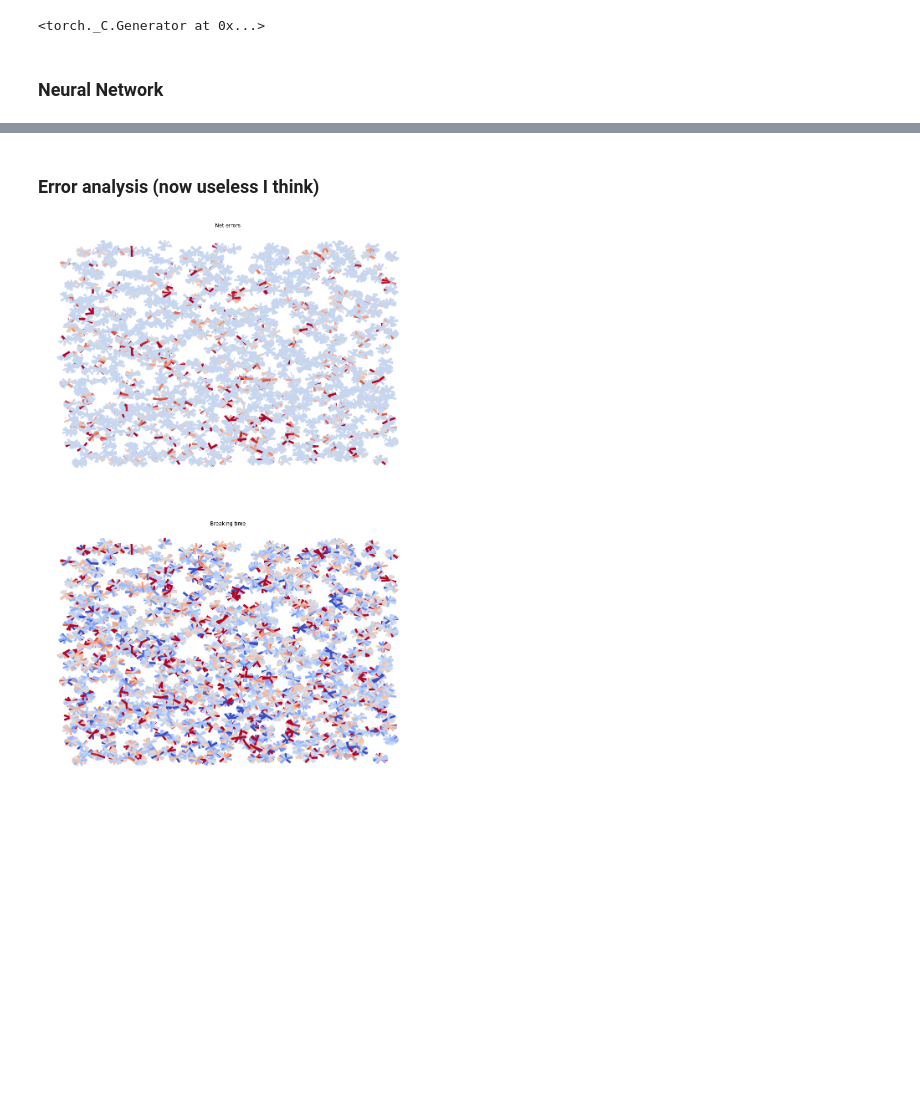
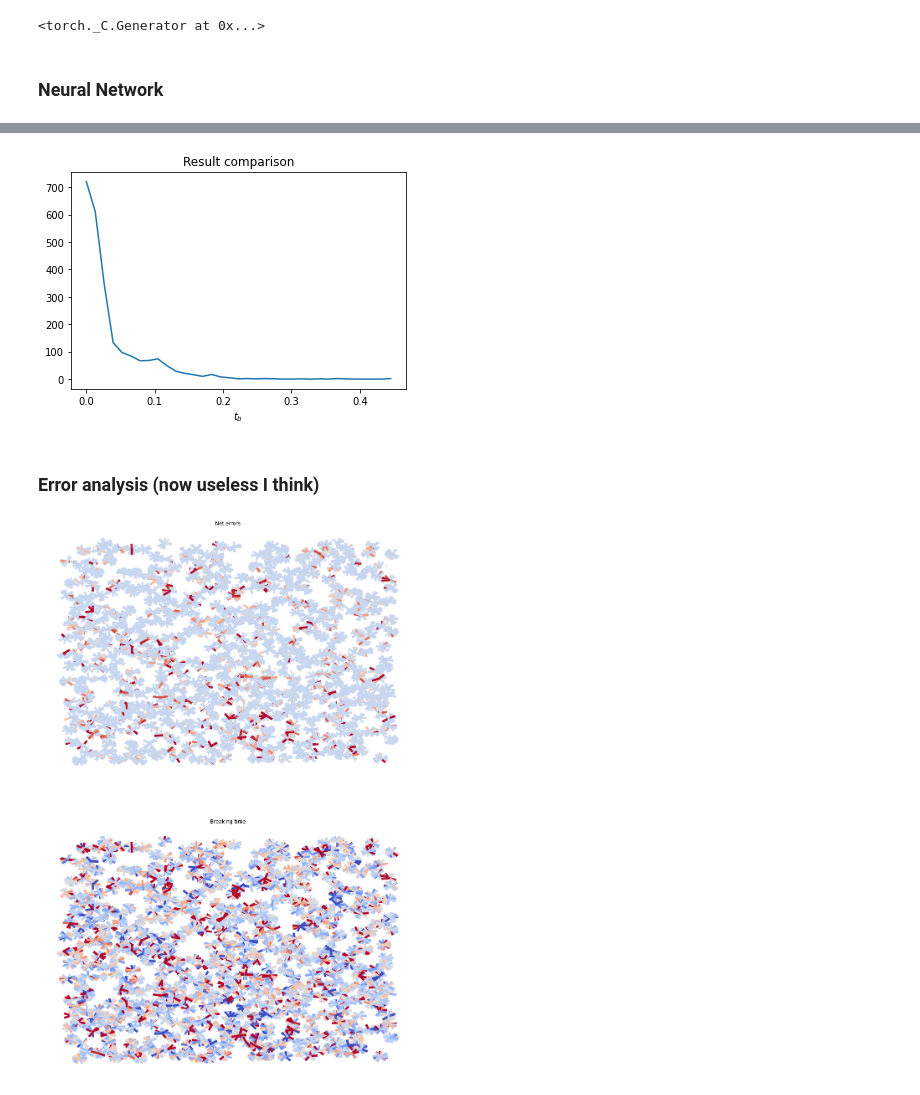
Before and after one commit to Simone7monaco/PatchyParticles, a Jupyter notebook: OrderParameters.ipynb, the cells around one changed output, grey strips where cells are left out. Cells and saved outputs as stored; diff of their text form; code cells hidden in the pictures; blank space fills up the shorter version.

```diff
--- a/OrderParameters.ipynb
+++ b/OrderParameters.ipynb
@@ -438,3 +487,11 @@ print("(%.2f) Accuracy of %0.2f %%" % (tr_acc, acc))
+# %%
+DH=np.histogram(np.abs(prediction.data.numpy()-y_train.data.numpy()), bins=35)
+plt.plot(np.linspace(0, DH[1][-1], DH[0].size), DH[0])
+plt.title("Result comparison")
+plt.xlabel("$t_b$")
+plt.show()
+# %% [output]
+[figure, added]
 # %% [markdown]
 ### Error analysis (now useless I think)
 # %%
```
Also changed, not shown: parts of 12 cells of this notebook.
